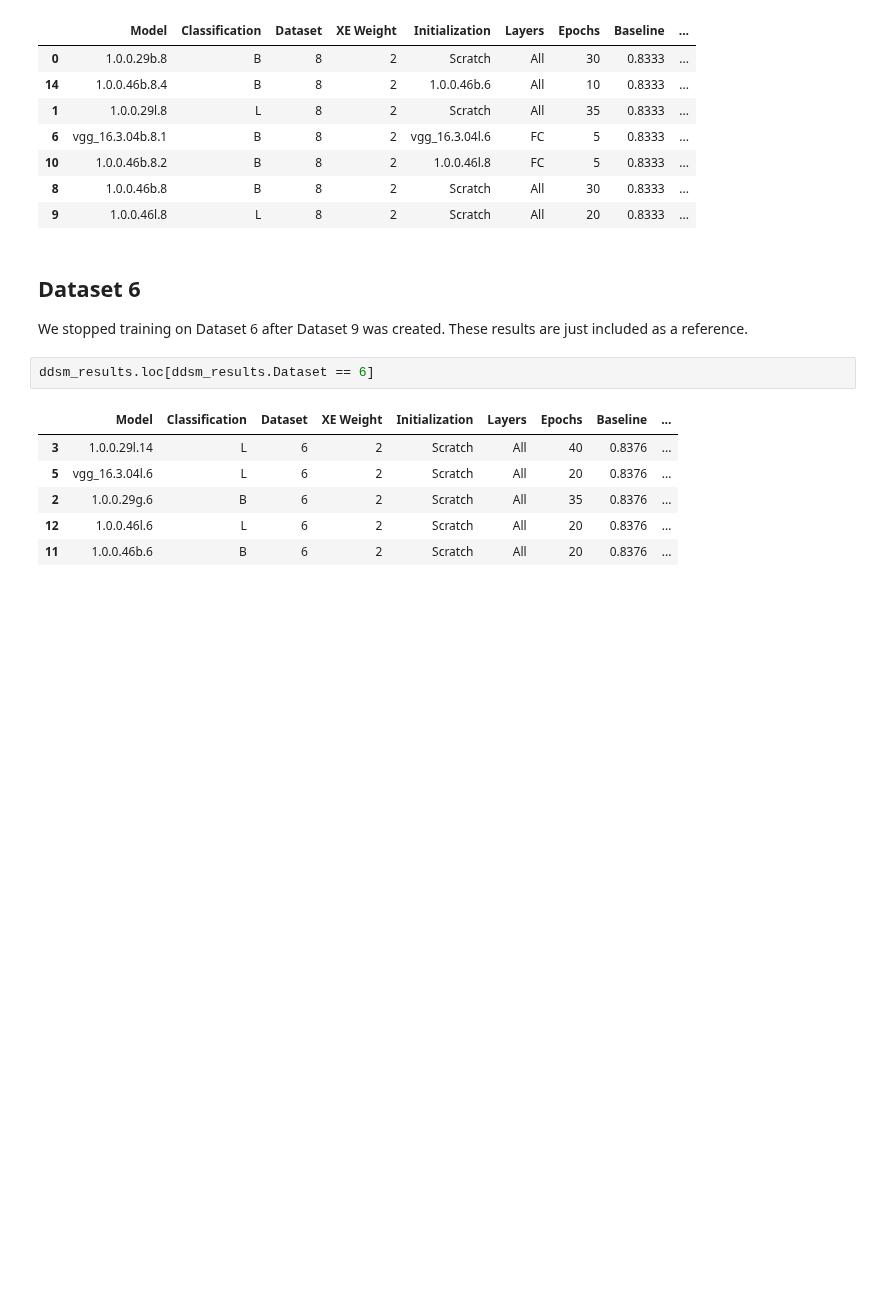
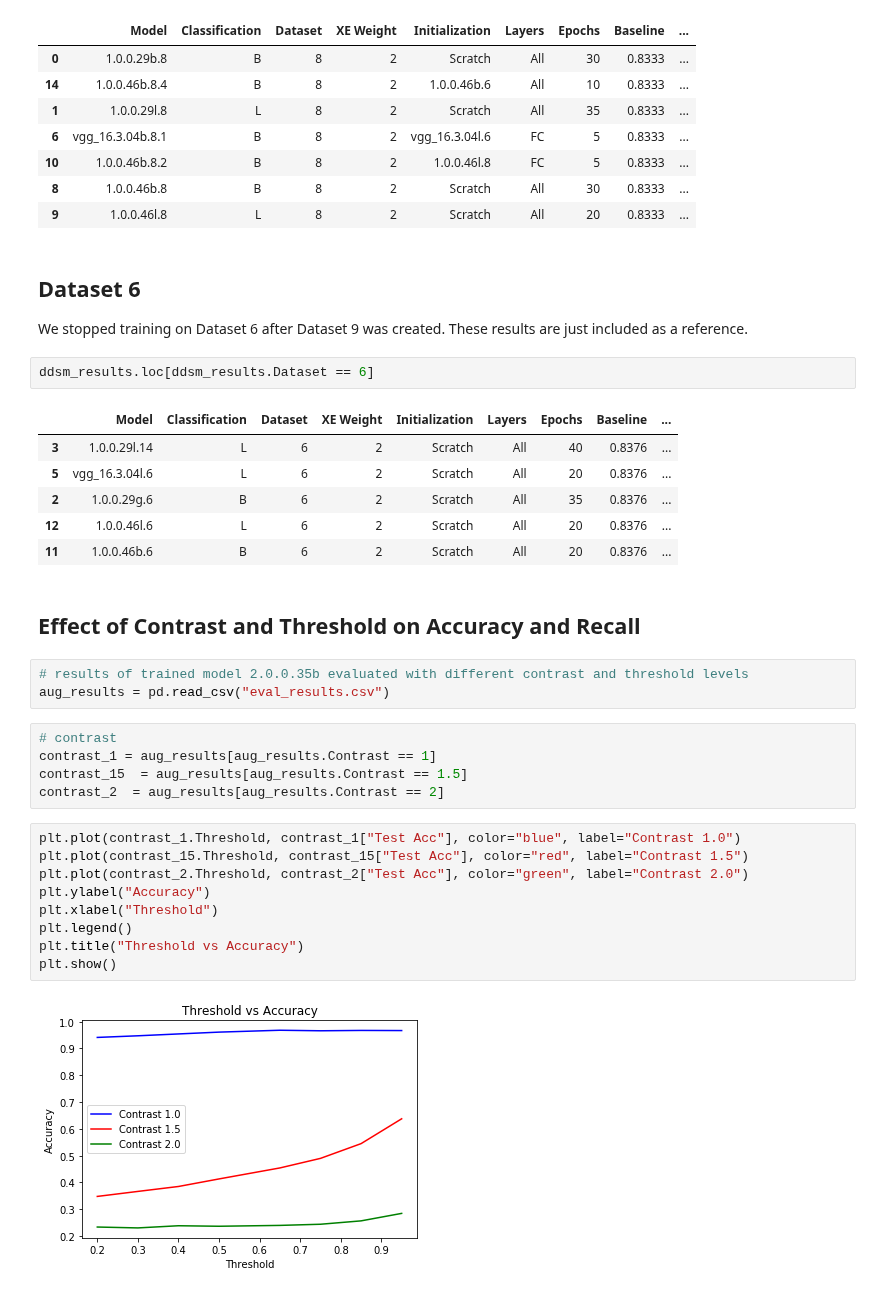
Before and after one commit to escuccim/mias-mammography, a Jupyter notebook: ddsm_results.ipynb, the cells around one changed output. Saved outputs shown, nothing was run; the diff lists cells and outputs as text; blank space fills up the shorter version.

```diff
--- a/ddsm_results.ipynb
+++ b/ddsm_results.ipynb
@@ -141,3 +141,24 @@ ddsm_results.loc[ddsm_results.Dataset == 6]
 | 2 | 1.0.0.29g.6 | B | 6 | 2 | Scratch | All | 35 | 0.8376 | ... |
 | 12 | 1.0.0.46l.6 | L | 6 | 2 | Scratch | All | 20 | 0.8376 | ... |
 | 11 | 1.0.0.46b.6 | B | 6 | 2 | Scratch | All | 20 | 0.8376 | ... |
+# %% [markdown]
+## Effect of Contrast and Threshold on Accuracy and Recall
+# %%
+# results of trained model 2.0.0.35b evaluated with different contrast and threshold levels
+aug_results = pd.read_csv("eval_results.csv")
+# %%
+# contrast
+contrast_1 = aug_results[aug_results.Contrast == 1]
+contrast_15  = aug_results[aug_results.Contrast == 1.5]
+contrast_2  = aug_results[aug_results.Contrast == 2]
+# %%
+plt.plot(contrast_1.Threshold, contrast_1["Test Acc"], color="blue", label="Contrast 1.0")
+plt.plot(contrast_15.Threshold, contrast_15["Test Acc"], color="red", label="Contrast 1.5")
+plt.plot(contrast_2.Threshold, contrast_2["Test Acc"], color="green", label="Contrast 2.0")
+plt.ylabel("Accuracy")
+plt.xlabel("Threshold")
+plt.legend()
+plt.title("Threshold vs Accuracy")
+plt.show()
+# %% [output]
+[figure, added]
```
Also changed, not shown: parts of 1 cell of this notebook, 18 other files.
